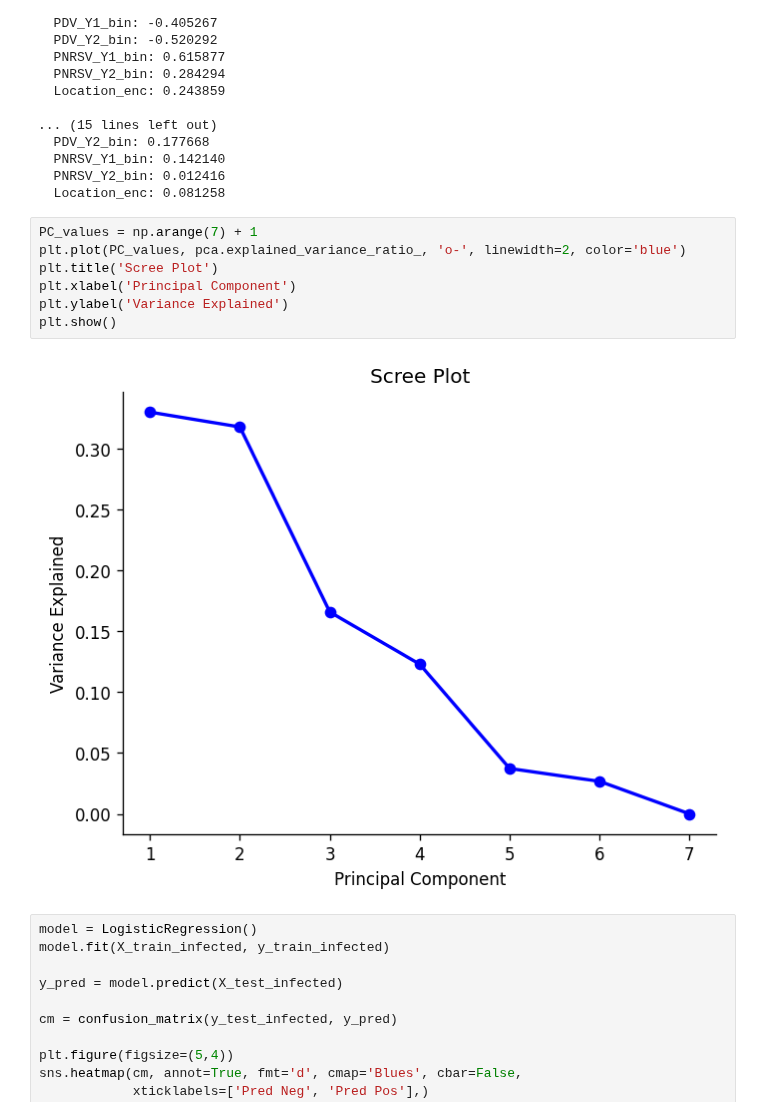
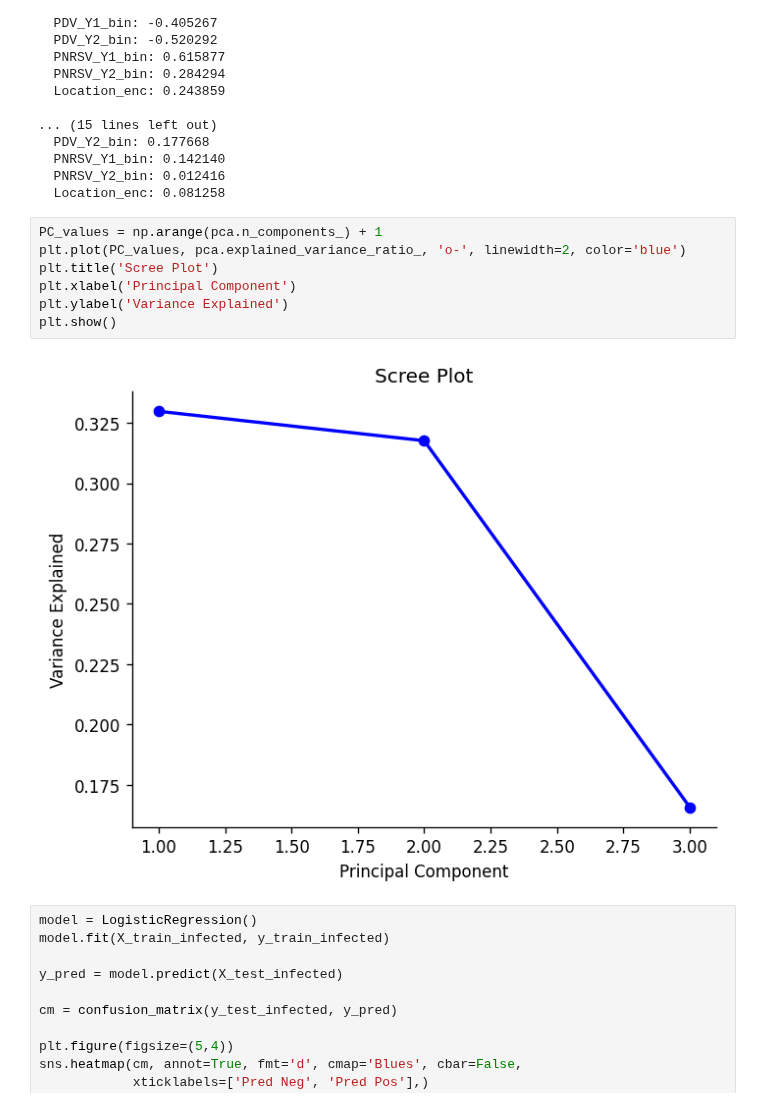
Before and after one commit to emmaabraham04/S26-CPSC4300-Final-Project, a Jupyter notebook: test.ipynb, the cells around one changed output. Drawn from its saved outputs; the diff is of its cells as text.

```diff
--- a/test.ipynb
+++ b/test.ipynb
@@ -934,14 +935,14 @@ PC1 â€” eigenvalue: 2.002499
   PNRSV_Y2_bin: 0.012416
   Location_enc: 0.081258
 # %%
-PC_values = np.arange(7) + 1
+PC_values = np.arange(pca.n_components_) + 1
 plt.plot(PC_values, pca.explained_variance_ratio_, 'o-', linewidth=2, color='blue')
 plt.title('Scree Plot')
 plt.xlabel('Principal Component')
 plt.ylabel('Variance Explained')
 plt.show()
 # %% [output]
-[figure, old version]
+[figure, new version]
 # %%
 model = LogisticRegression()
 model.fit(X_train_infected, y_train_infected)
```
Also changed, not shown: parts of 10 cells of this notebook, 1 other file.
